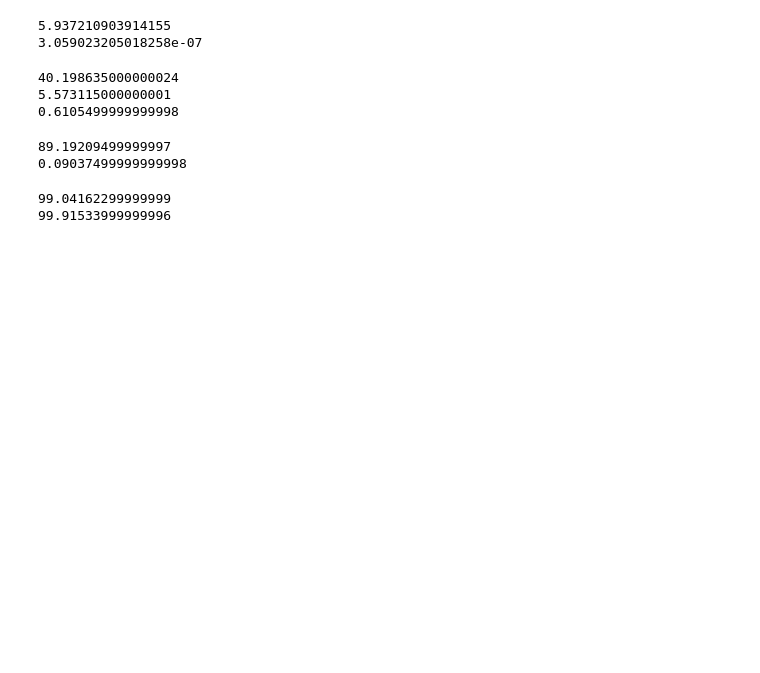
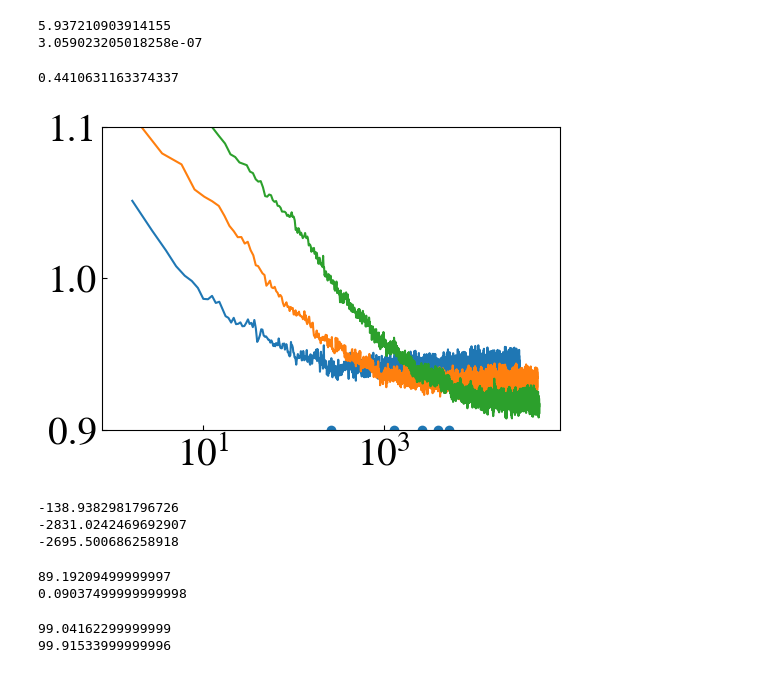
Before and after one commit to cachetdaspirine/Evolution_of_the_Entropy, a Jupyter notebook: Influence_of_kdiff/evolution_of_the_entropy.ipynb, the cells around one changed output. Cells and saved outputs as stored; diff of their text form; code cells hidden in the pictures; blank space fills up the shorter version.

Commit message:
plot the data from the fix computer

```diff
--- a/Influence_of_kdiff/evolution_of_the_entropy.ipynb
+++ b/Influence_of_kdiff/evolution_of_the_entropy.ipynb
@@ -35,17 +37,47 @@ compute_steps = 100
 # %% [output]
 5.937210903914155
 3.059023205018258e-07
-# %%
-for i in range(Nprocess):
-    args[i][2] = kdiff
-ST1 = average_simulations(args,step_tot,compute_steps)
-for i in range(Nprocess):
-    args[i][2] = kdiff/10
-ST2 = average_simulations(args,step_tot,compute_steps)
-for i in range(Nprocess):
-    args[i][2] = kdiff/100
-ST3 = average_simulations(args,step_tot,compute_steps)
-# %% [output]
-40.198635000000024
-5.573115000000001
-0.6105499999999998
+# %%
+print(kdiff)
+# %% [output]
+0.4410631163374337
+# %%
+# import data with 300 processes
+ST1 = np.load('kdiff_LsV.npy')
+ST2 = np.load('kiff_Ls10V.npy')
+ST3 = np.load('kiff_Ls100V.npy')
+import matplotlib as mpl
+import matplotlib.pyplot as plt
+
+# Set figure size in inches
+mpl.rcParams['figure.figsize'] = [5.91, 3.94]
+
+# Set text font
+mpl.rcParams['mathtext.fontset'] = 'custom'
+mpl.rcParams['mathtext.rm'] = 'Bitstream Vera Sans'
+mpl.rcParams['mathtext.it'] = 'Bitstream Vera Sans:italic'
+mpl.rcParams['mathtext.bf'] = 'Bitstream Vera Sans:bold'
+mpl.rcParams['mathtext.fontset'] = 'stix'
+mpl.rcParams['font.family'] = 'STIXGeneral'
+#mpl.rcParams['font.family'] = 'Ubuntu'
+
+# Use LaTeX for text rendering
+mpl.rcParams['text.usetex'] = False
+
+# Set font size in points
+mpl.rcParams['font.size'] = 28.35
+
+# For removing minor ticks when x axis is in log scale
+from matplotlib.ticker import NullLocator
+ax = plt.gca()
+ax.xaxis.set_minor_locator(NullLocator())
+plt.plot(ST1[2:,0],(ST1[2:,1]-Fmin(Nlinker,ell_tot,Energy))/(Fmax(Nlinker,ell_tot,Energy)-Fmin(Nlinker,ell_tot,Energy)))
+plt.plot(ST2[:,0],(ST2[:,1]-Fmin(Nlinker,ell_tot,Energy))/  (Fmax(Nlinker,ell_tot,Energy)-Fmin(Nlinker,ell_tot,Energy)))
+plt.plot(ST3[:,0],(ST3[:,1]-Fmin(Nlinker,ell_tot,Energy))/  (Fmax(Nlinker,ell_tot,Energy)-Fmin(Nlinker,ell_tot,Energy)))
+plt.xscale('log')
+plt.ylim(0.9,1.1)
+plt.xticks([10,10**3,10**5])
+plt.scatter([258,1303,2610,3919,5230],[0.9,0.9,0.9,0.9,0.9])
+plt.savefig("entropy_t_kdiff.svg",transparent=True,bbox_inches='tight')
+# %% [output]
+[figure, added]
@@ -52,3 +86,11 @@ ST3 = average_simulations(args,step_tot,compute_steps)
+# %%
+print(Fmax(Nlinker,ell_tot,Energy))
+print(Fmin(Nlinker,ell_tot,Energy))
+print(F(np.sqrt(ell_tot),ell_tot,Nlinker,Energy))
+# %% [output]
+-138.9382981796726
+-2831.0242469692907
+-2695.500686258918
 # %%
 for i in range(Nprocess):
     args[i][2] = 10*kdiff
```
Also changed, not shown: parts of 2 cells of this notebook, 1 other file.
